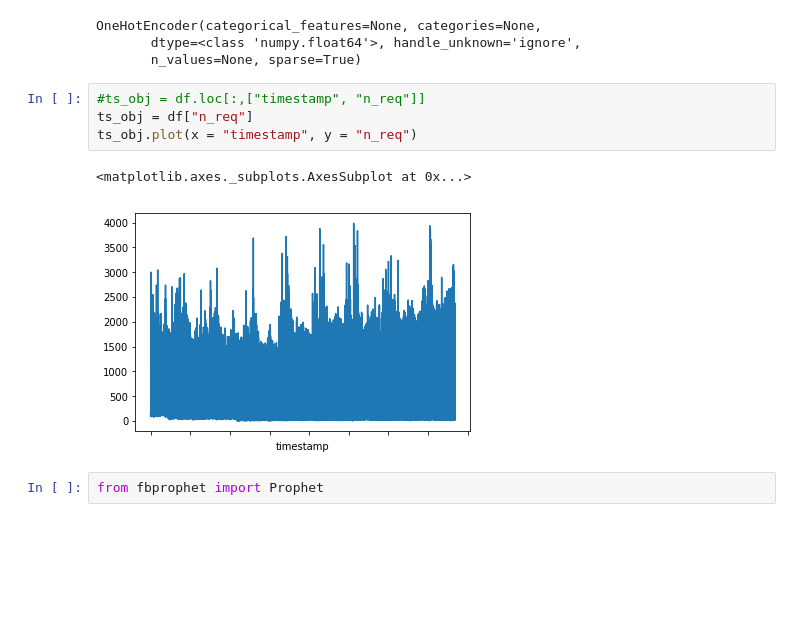
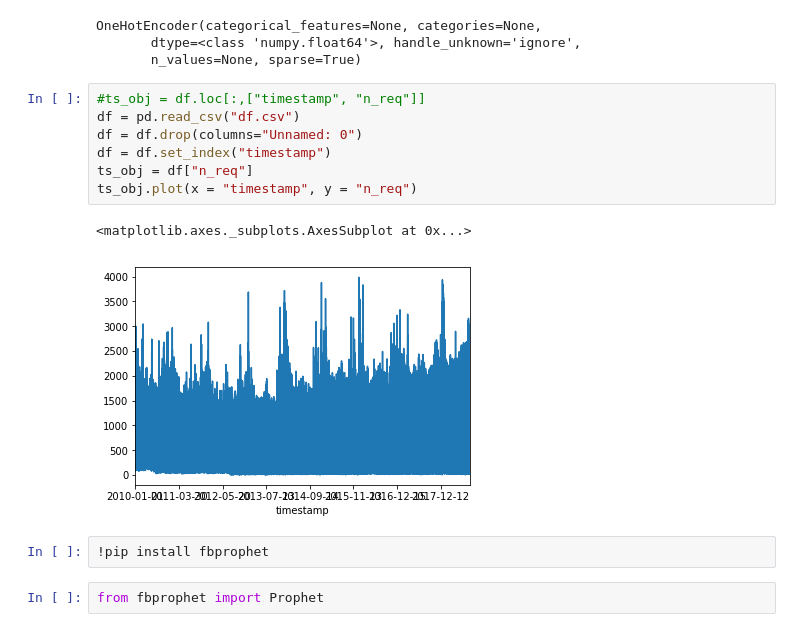
Before and after one commit to devcao/dev-ds-xy.github.io, a Jupyter notebook: prediction_part.ipynb, the cells around one changed output. Saved outputs shown, nothing was run; the diff lists cells and outputs as text; blank space fills up the shorter version.

```diff
--- a/prediction_part.ipynb
+++ b/prediction_part.ipynb
@@ -44,11 +44,16 @@ OneHotEncoder(categorical_features=None, categories=None,
        n_values=None, sparse=True)
 # %%
 #ts_obj = df.loc[:,["timestamp", "n_req"]]
+df = pd.read_csv("df.csv")
+df = df.drop(columns="Unnamed: 0")
+df = df.set_index("timestamp")
 ts_obj = df["n_req"]
 ts_obj.plot(x = "timestamp", y = "n_req")
 # %% [output]
 <matplotlib.axes._subplots.AxesSubplot at 0x...>
-[figure, old version]
+[figure, new version]
+# %%
+!pip install fbprophet
 # %%
 from fbprophet import Prophet
 # %%
```
Also changed, not shown: parts of 39 cells of this notebook, 5 other files.
